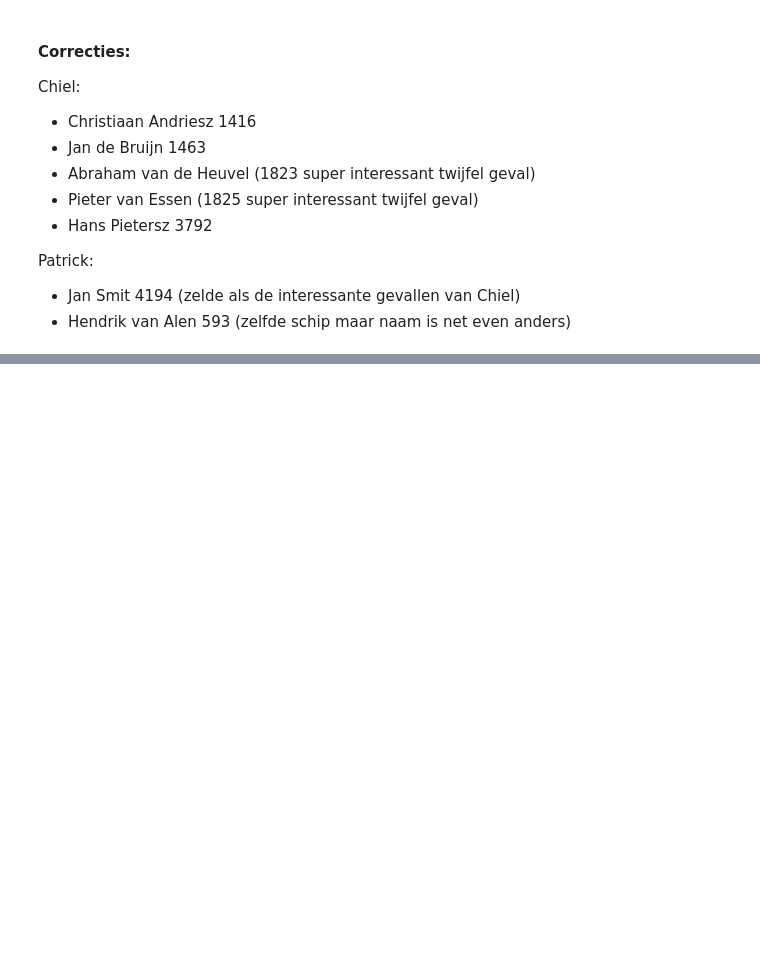
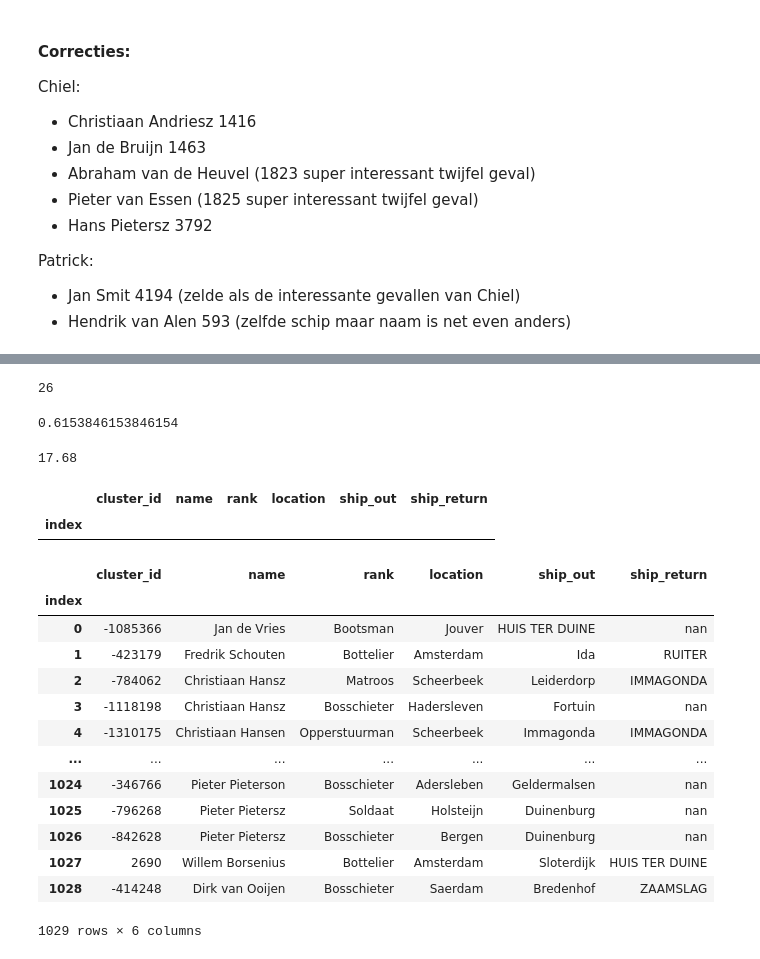
Before and after one commit to barry98/VOC-project, a Jupyter notebook: Annotation/Comparing annotations.ipynb, the cells around one changed output, grey strips where cells are left out. Saved outputs shown, nothing was run; the diff lists cells and outputs as text; code cells hidden in the pictures; blank space fills up the shorter version.

```diff
--- a/Annotation/Comparing annotations.ipynb
+++ b/Annotation/Comparing annotations.ipynb
@@ -283,3 +313,46 @@ ranking_df
 ranking_df.to_csv('../preranking.csv', index=False)
 #final_df.to_csv('../final_df.csv')
 #ranking_df[ranking_df.match == 1]
+# %%
+train, test = train_test_split(final_df, test_size=0.3, random_state=10)
+# %%
+def match_neighbour(start, end, true, prev, distance):
+    if true == []:
+        return (start, end), prev.i
+    if prev.i == len(prev.doc) - 1:
+        return (start, end), prev.i
+    if fuzz.ratio(true[0].lower(), prev.nbor().text.lower()) >= distance:
+        return match_neighbour(start, prev.nbor().idx + len(prev.nbor()), true[1:], prev.nbor(), distance)
+    else:
+        return (start, end), prev.i
+
+def match_finder(row, match, distance):
+
+    true = match
+    doc = nlp(row.text)
+
+    locs = []
+    prev = 0
+    for token in doc:
+        for x in true:
+            if token.i > prev and type(x) == str:
+                split = x.split(' ')
+                if fuzz.ratio(split[0].lower(), token.text.lower()) >= distance:
+                    result, prev = match_neighbour(token.idx, token.idx + len(token), split[1:], token, distance)
+                    if result not in locs:
+                        if fuzz.ratio(row.text[result[0]:result[1]], x) >= distance:
+                            locs.append(result)
+                    elif len(split) > 1 and fuzz.ratio(split[1].lower(), token.text.lower()) >= distance:
+                        result, prev = match_neighbour(token.nbor(-1).idx, token.idx + len(token), split[1:], token, distance)
+                        if result not in locs:
+                            if fuzz.ratio(row.text[result[0]:result[1]], x) >= distance:
+                                locs.append(result)
+    entities = [row.text[x[0]:x[1]] for x in locs]
+    return entities
+
+def fix_entries_ships(row, x, column):
+    if type(x[column]) != float:
+        match = match_finder(row, [x[column]], 80)
+    else:
+        match = ''
+    return match
@@ -285,0 +517,34 @@ ranking_df.to_csv('../preranking.csv', index=False)
+# %%
+len(test[test.vocop_match != 0])
+# %% [output]
+26
+# %%
+16 / 26
+# %% [output]
+0.6153846153846154
+# %%
+26 * 0.68
+# %% [output]
+17.68
+# %%
+dedupe_notary[dedupe_notary.isna().ship_return == False]
+# %% [output]
+|  | cluster_id | name | rank | location | ship_out | ship_return |
+| index |  |  |  |  |  |  |
+# %%
+dedupe_voc
+# %% [output]
+|  | cluster_id | name | rank | location | ship_out | ship_return |
+| index |  |  |  |  |  |  |
+| 0 | -1085366 | Jan de Vries | Bootsman | Jouver | HUIS TER DUINE | nan |
+| 1 | -423179 | Fredrik Schouten | Bottelier | Amsterdam | Ida | RUITER |
+| 2 | -784062 | Christiaan Hansz | Matroos | Scheerbeek | Leiderdorp | IMMAGONDA |
+| 3 | -1118198 | Christiaan Hansz | Bosschieter | Hadersleven | Fortuin | nan |
+| 4 | -1310175 | Christiaan Hansen | Opperstuurman | Scheerbeek | Immagonda | IMMAGONDA |
+| ... | ... | ... | ... | ... | ... | ... |
+| 1024 | -346766 | Pieter Pieterson | Bosschieter | Adersleben | Geldermalsen | nan |
+| 1025 | -796268 | Pieter Pietersz | Soldaat | Holsteijn | Duinenburg | nan |
+| 1026 | -842628 | Pieter Pietersz | Bosschieter | Bergen | Duinenburg | nan |
+| 1027 | 2690 | Willem Borsenius | Bottelier | Amsterdam | Sloterdijk | HUIS TER DUINE |
+| 1028 | -414248 | Dirk van Ooijen | Bosschieter | Saerdam | Bredenhof | ZAAMSLAG |
+1029 rows × 6 columns
```
Also changed, not shown: parts of 34 cells of this notebook, 1 other file.
